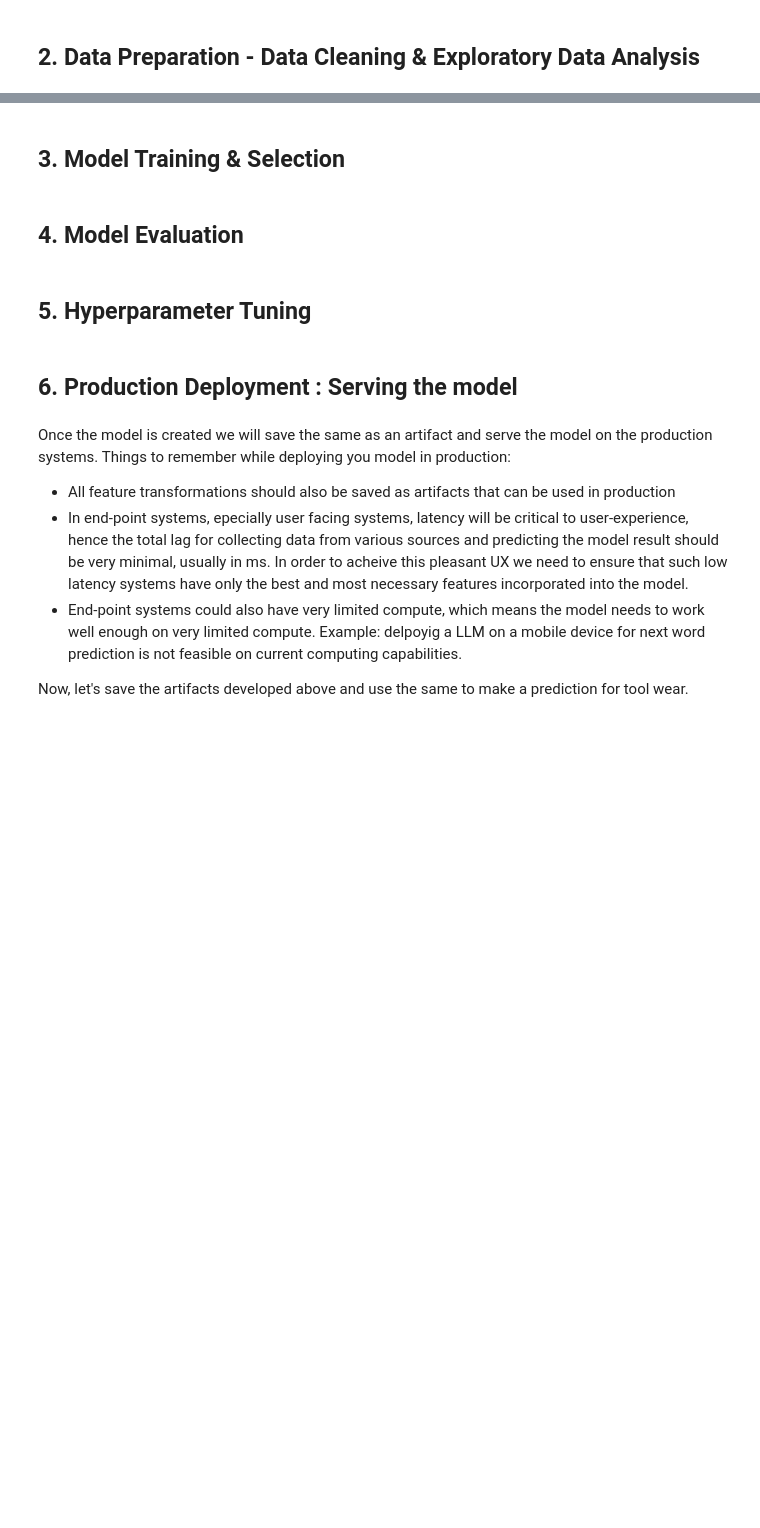
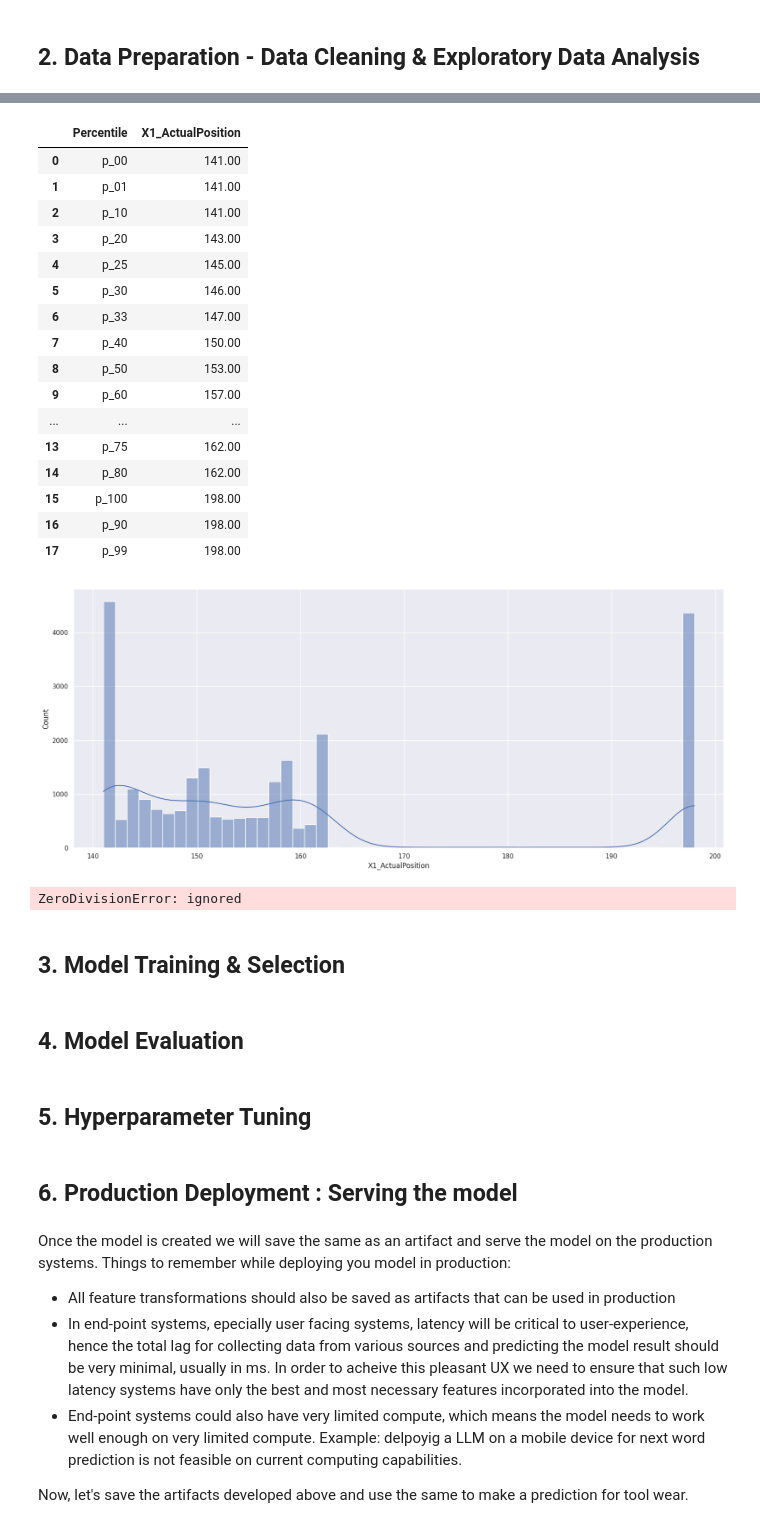
Before and after one commit to ayuba7272/millToolWear_caseStudy, a Jupyter notebook: CNC_MillWearCaseStudy.ipynb, the cells around one changed output, grey strips where cells are left out. Cells and saved outputs as stored; diff of their text form; code cells hidden in the pictures; blank space fills up the shorter version.

```diff
--- a/CNC_MillWearCaseStudy.ipynb
+++ b/CNC_MillWearCaseStudy.ipynb
@@ -217,3 +357,62 @@ all_exp_data.reset_index(inplace=True,drop=True)
+# %%
+all_exp_data.drop(['Machining_Process'], inplace=True, axis=1)
+# %%
+# Continuous variable distributions using histograms
+def show_distribution(df=None,variable_name='',
+                      pctl = [1, 10, 20, 25, 30 , 33, 40 , 50 , 60 , 67, 70, 75, 80 , 90 , 99],
+                      plot= True, bins = 50,
+                      decimals_ = 2):
+    '''
+    This function shows the distribution (Histogram plot) of any variable and returns some important percentile values of the variable
+    Parameters:
+        df            : The pandas dataframe that contains this variable data
+        varaible_name : String, Name of the variable for which the distribution should be shown
+        pctl          : List of Percentile values that should be returned (1 to 100 in multiples of 1)
+        plot          : Boolean, Default True; Will plot a histogram if set to True
+        bins          : The number of bins into which the data should be plotted on the histogram
+        decimals_     : # of decimals shown for the varaible
+    '''
+    percentil = df[variable_name].quantile(np.linspace(.01, 1, 99, 0), 'lower')
+    op = percentil.to_frame().reset_index()
+    op.index = op.index+1.
+    op = op[op.index.isin(pctl)]
+    op.rename(columns = {'index': 'Percentile'},inplace=True)
+    op.loc[len(op.index)] = [0, df[variable_name].min()]
+    op.loc[len(op.index)] = [1, df[variable_name].max()]
+    op['Percentile'] = 'p_'+ (op['Percentile']*100).astype(int).astype(str).str.zfill(2)
+    op.loc[len(op.index)] = ['AVG', df[variable_name].mean()]
+    op.sort_values(by=[variable_name,'Percentile'],inplace = True)
+    op.reset_index(inplace=True,drop=True)
+    op[variable_name] = op[variable_name].round(decimals_)
+    if plot == True:
+        plt.figure(figsize = (20,8))
+        sns.histplot(x=df[variable_name], bins = bins, kde= True)
+    return op
+# %%
+show_distribution(df=all_exp_data,variable_name='X1_ActualPosition')
+# %% [output]
+|  | Percentile | X1_ActualPosition |
+| 0 | p_00 | 141.00 |
+| 1 | p_01 | 141.00 |
+| 2 | p_10 | 141.00 |
+| 3 | p_20 | 143.00 |
+| 4 | p_25 | 145.00 |
+| 5 | p_30 | 146.00 |
+| 6 | p_33 | 147.00 |
+| 7 | p_40 | 150.00 |
+| 8 | p_50 | 153.00 |
+| 9 | p_60 | 157.00 |
+| ... | ... | ... |
+| 13 | p_75 | 162.00 |
+| 14 | p_80 | 162.00 |
+| 15 | p_100 | 198.00 |
+| 16 | p_90 | 198.00 |
+| 17 | p_99 | 198.00 |
+[figure, added]
+# %%
+1/0
+# %% [output]
+ZeroDivisionError: ignored
 # %% [markdown]
 ## 3. Model Training & Selection
 # %% [markdown]
```
Also changed, not shown: parts of 15 cells of this notebook.
